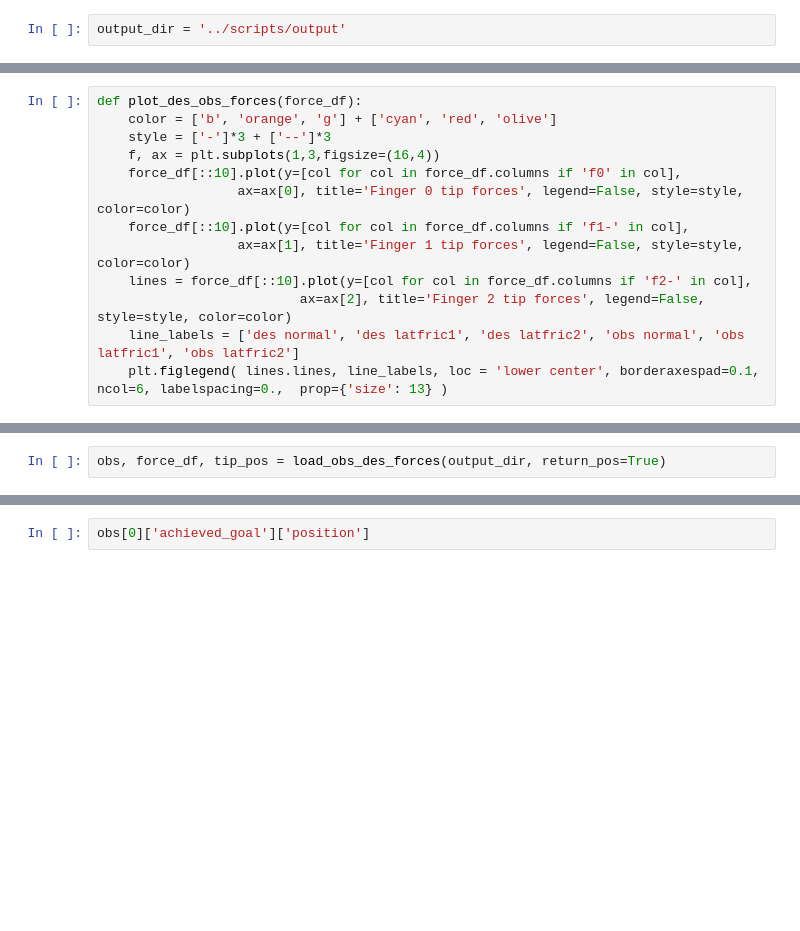
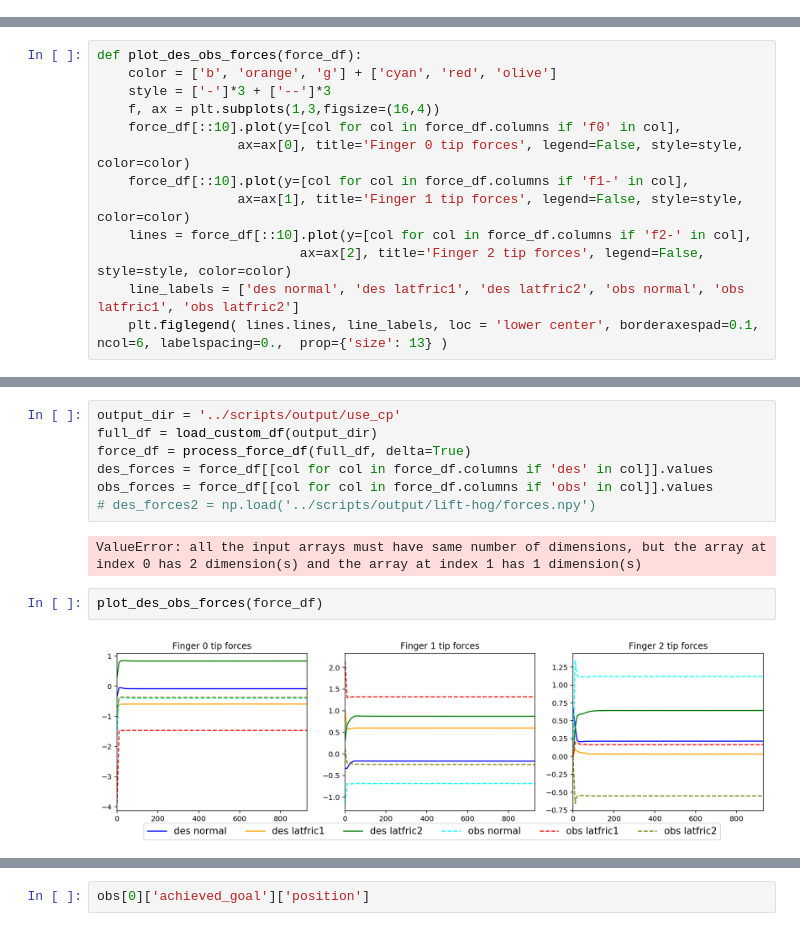
Before and after one commit to krishpop/benchmark-rrc, a Jupyter notebook: notebooks/visualization.ipynb, the cells around one changed output, grey strips where cells are left out. Drawn from its saved outputs; the diff is of its cells as text; blank space fills up the shorter version.

Commit message:
added visualization notebooks and scripts to run episodes locally

```diff
--- a/notebooks/visualization.ipynb
+++ b/notebooks/visualization.ipynb
@@ -32,5 +27,3 @@ goal.json        observations.pkl  pid-hold-ki.08   reward.pkl
-# %%
-output_dir = '../scripts/output'
 # %%
 def rotate_obs_force(obs_force, tip_dir):
     forces = []
@@ -84,2 +96,13 @@ def load_obs_des_forces(output_dir, return_pos=False):
-# %%
-obs, force_df, tip_pos = load_obs_des_forces(output_dir, return_pos=True)
+# %%
+output_dir = '../scripts/output/use_cp'
+full_df = load_custom_df(output_dir)
+force_df = process_force_df(full_df, delta=True)
+des_forces = force_df[[col for col in force_df.columns if 'des' in col]].values
+obs_forces = force_df[[col for col in force_df.columns if 'obs' in col]].values
+# des_forces2 = np.load('../scripts/output/lift-hog/forces.npy')
+# %% [output]
+ValueError: all the input arrays must have same number of dimensions, but the array at index 0 has 2 dimension(s) and the array at index 1 has 1 dimension(s)
+# %%
+plot_des_obs_forces(force_df)
+# %% [output]
+[figure, added]
```
Also changed, not shown: parts of 31 cells of this notebook, 5 other files.
